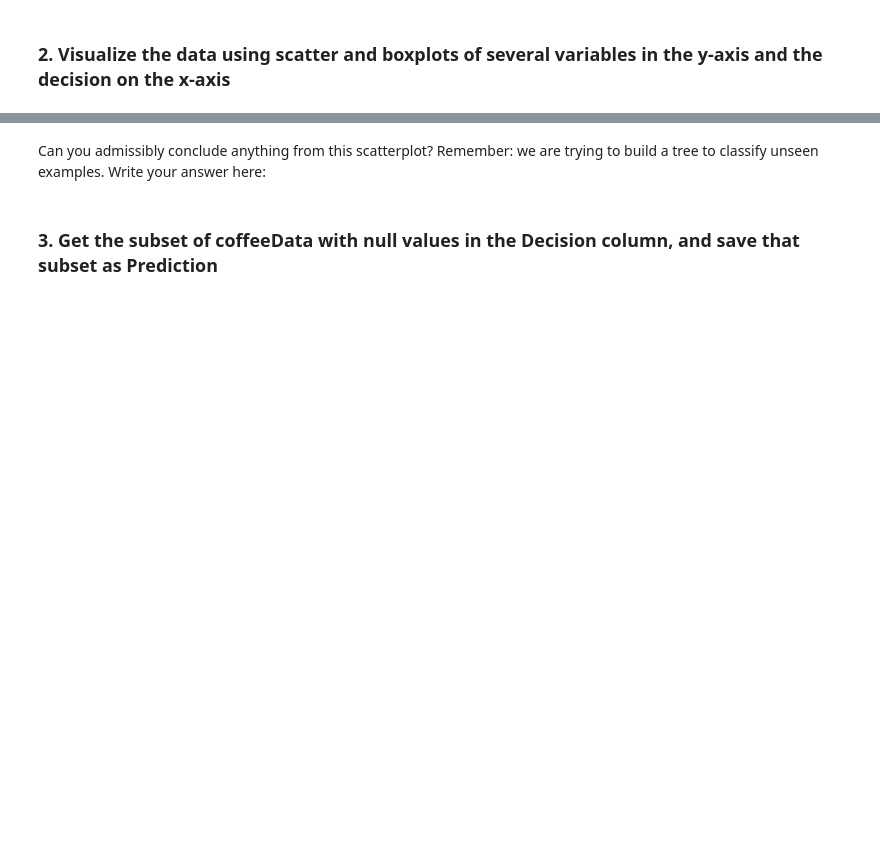
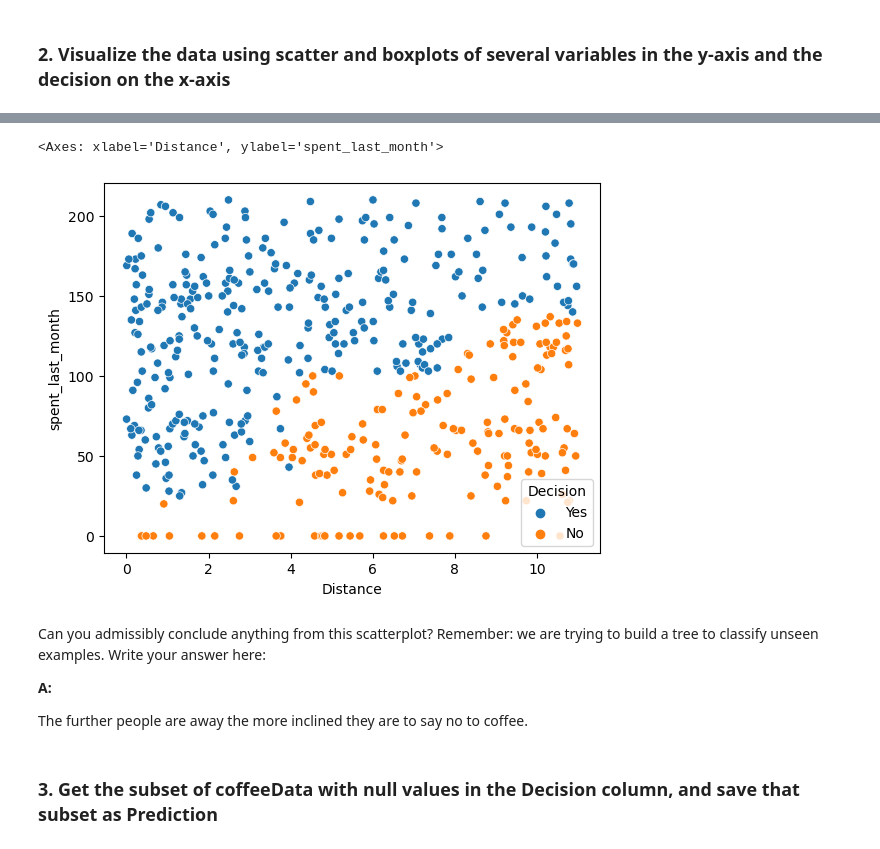
Before and after one commit to vanslykeaudio/SpringBoardDataScience, a Jupyter notebook: Springboard Decision Tree Specialty Coffee Case Study/Springboard Decision Tree Specialty Coffee Case Study - Tier 3.ipynb, the cells around one changed output, grey strips where cells are left out. Drawn from its saved outputs; the diff is of its cells as text; code cells hidden in the pictures; blank space fills up the shorter version.

```diff
--- a/Springboard Decision Tree Specialty Coffee Case Study/Springboard Decision Tree Specialty Coffee Case Study - Tier 3.ipynb
+++ b/Springboard Decision Tree Specialty Coffee Case Study/Springboard Decision Tree Specialty Coffee Case Study - Tier 3.ipynb
@@ -189,8 +275,15 @@ Can you admissibly conclude anything from this boxplot? Write your answer here:
 # %%
 # Make a scatterplot on NOPrediction, where x is distance, y is spent_last_month and hue is Decision
-_ _ _
+sns.scatterplot(x="Distance", y="spent_last_month", hue="Decision", data=NoPrediction)
+# %% [output]
+<Axes: xlabel='Distance', ylabel='spent_last_month'>
+[figure, added]
 # %% [markdown]
 Can you admissibly conclude anything from this scatterplot? Remember: we are trying to build a tree to classify unseen examples. Write your answer here:
+
+__A:__
+
+The further people are away the more inclined they are to say no to coffee.
 # %% [markdown]
 ### 3. Get the subset of coffeeData with null values in the Decision column, and save that subset as Prediction
 # %%
```
Also changed, not shown: parts of 57 cells of this notebook.
